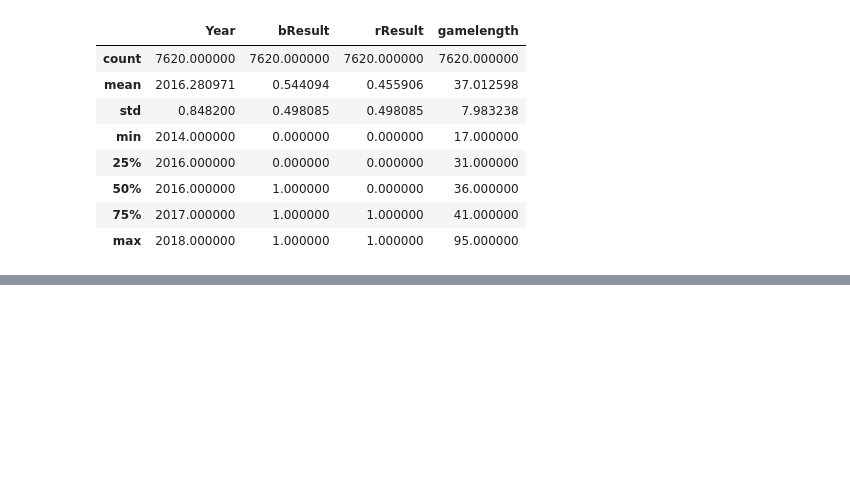
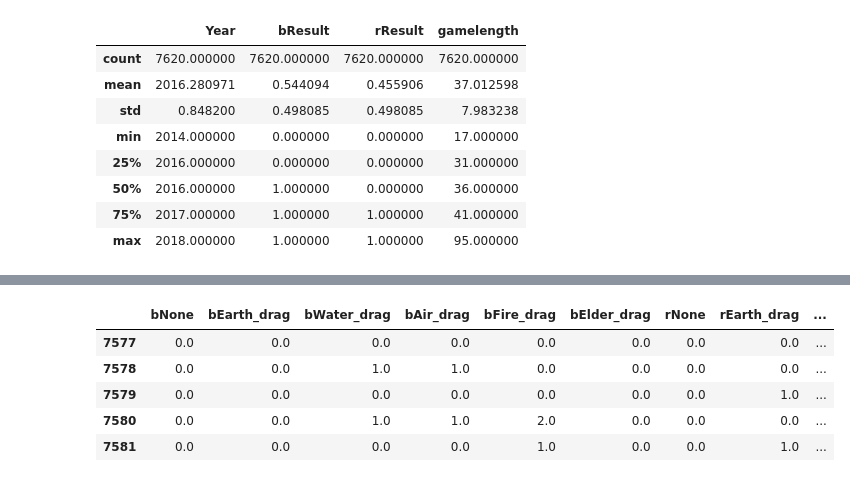
Before and after one commit to JECBello/Springboard, a Jupyter notebook: Capstone 1 - League of Legends/Data Wrangling/data_wrangling.ipynb, the cells around one changed output, grey strips where cells are left out. Saved outputs shown, nothing was run; the diff lists cells and outputs as text; code cells hidden in the pictures; blank space fills up the shorter version.

```diff
--- a/Capstone 1 - League of Legends/Data Wrangling/data_wrangling.ipynb
+++ b/Capstone 1 - League of Legends/Data Wrangling/data_wrangling.ipynb
@@ -290,0 +314,10 @@ memory usage: 44.2 MB
+# %%
+league_df[['bNone', 'bEarth_drag', 'bWater_drag', 'bAir_drag', 'bFire_drag', 'bElder_drag',
+           'rNone', 'rEarth_drag', 'rWater_drag', 'rAir_drag', 'rFire_drag', 'rElder_drag']].tail()
+# %% [output]
+|  | bNone | bEarth_drag | bWater_drag | bAir_drag | bFire_drag | bElder_drag | rNone | rEarth_drag | ... |
+| 7577 | 0.0 | 0.0 | 0.0 | 0.0 | 0.0 | 0.0 | 0.0 | 0.0 | ... |
+| 7578 | 0.0 | 0.0 | 1.0 | 1.0 | 0.0 | 0.0 | 0.0 | 0.0 | ... |
+| 7579 | 0.0 | 0.0 | 0.0 | 0.0 | 0.0 | 0.0 | 0.0 | 1.0 | ... |
+| 7580 | 0.0 | 0.0 | 1.0 | 1.0 | 2.0 | 0.0 | 0.0 | 0.0 | ... |
+| 7581 | 0.0 | 0.0 | 0.0 | 0.0 | 1.0 | 0.0 | 0.0 | 1.0 | ... |
```
Also changed, not shown: parts of 15 cells of this notebook, 11 other files.
